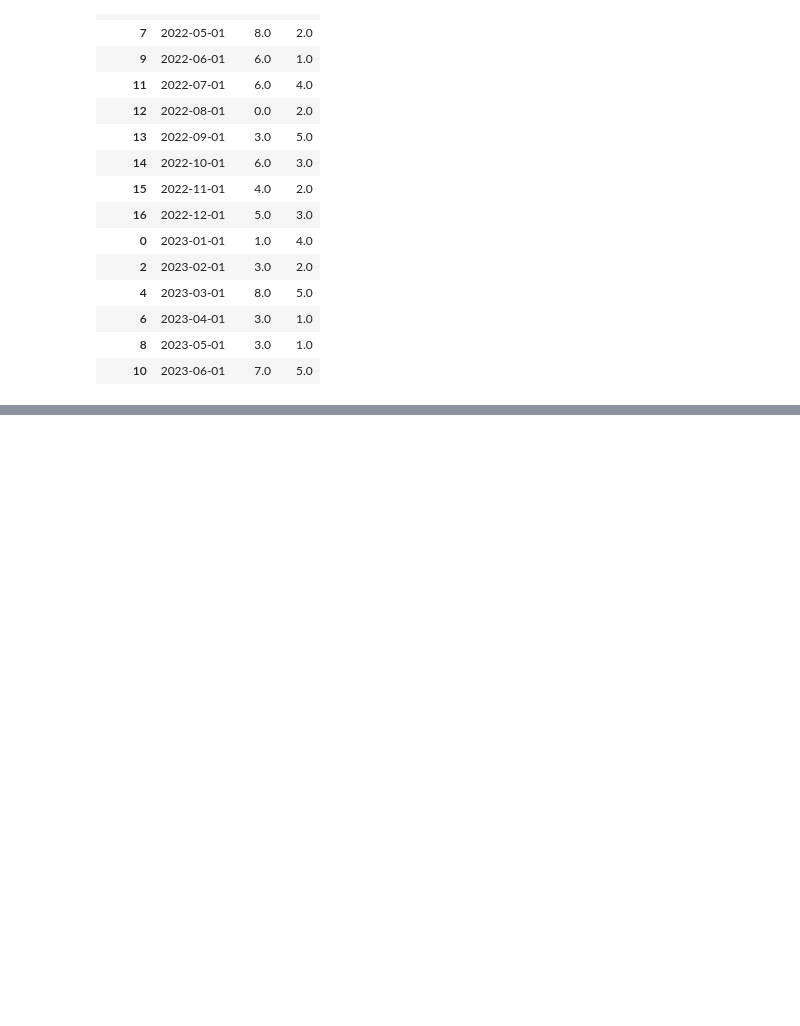
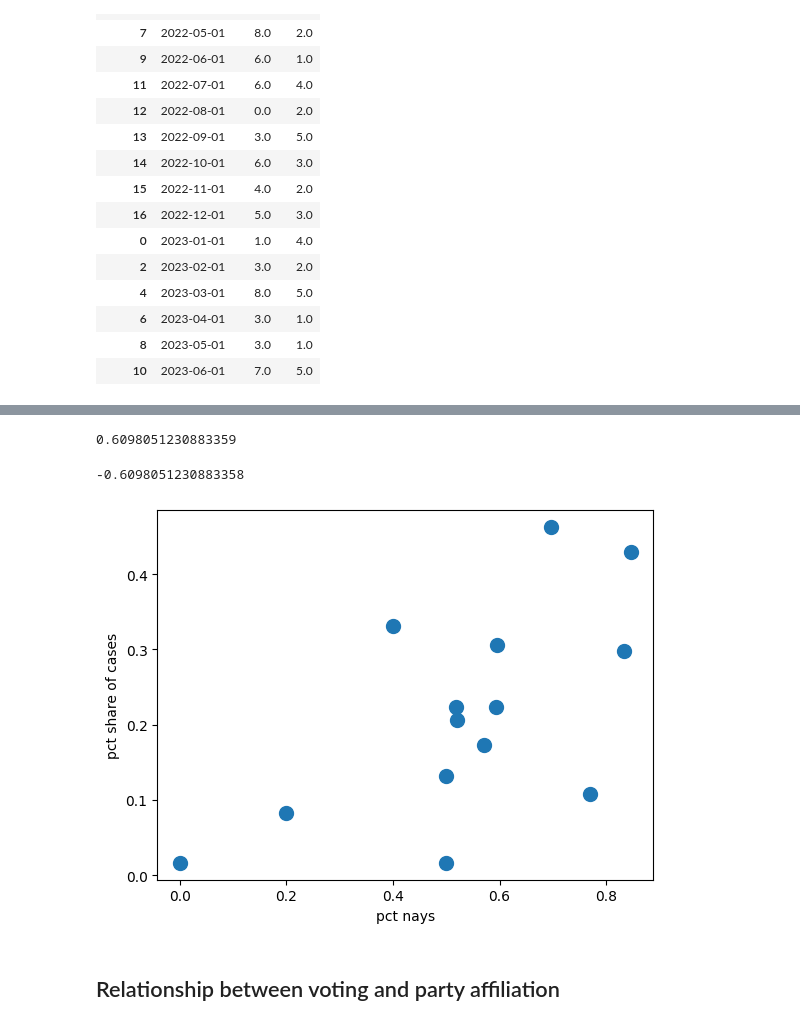
Before and after one commit to amyq96/stories, a Jupyter notebook: medical-release/prb-cases-analysis.ipynb, the cells around one changed output, grey strips where cells are left out. Drawn from its saved outputs; the diff is of its cells as text; code cells hidden in the pictures; blank space fills up the shorter version.

```diff
--- a/medical-release/prb-cases-analysis.ipynb
+++ b/medical-release/prb-cases-analysis.ipynb
@@ -150,6 +186,11 @@ def get_nays(member):
 
 prb['yays'] = prb['Last'].apply(get_yays)
 prb['nays'] = prb['Last'].apply(get_nays)
+# %%
+# add total cases and pct yays and nays
+prb['total cases'] = prb['yays'] + prb['nays']
+prb['pct yays'] = prb['yays']/prb['total cases']
+prb['pct nays'] = prb['nays']/prb['total cases']
 # %%
 prb
 # %% [output]
@@ -223,0 +467,14 @@ cases_by_month.sort_values('month_year', ascending=True)
+# %%
+print(prb_analysis['pct nays'].corr(prb_analysis['pct share of cases']))
+# %% [output]
+0.6098051230883359
+# %%
+print(prb_analysis['pct yays'].corr(prb_analysis['pct share of cases']))
+# %% [output]
+-0.6098051230883358
+# %%
+prb_analysis.plot.scatter(x = 'pct nays', y = 'pct share of cases', s = 100);
+# %% [output]
+[figure, added]
+# %% [markdown]
+## Relationship between voting and party affiliation
```
Also changed, not shown: parts of 37 cells of this notebook.
